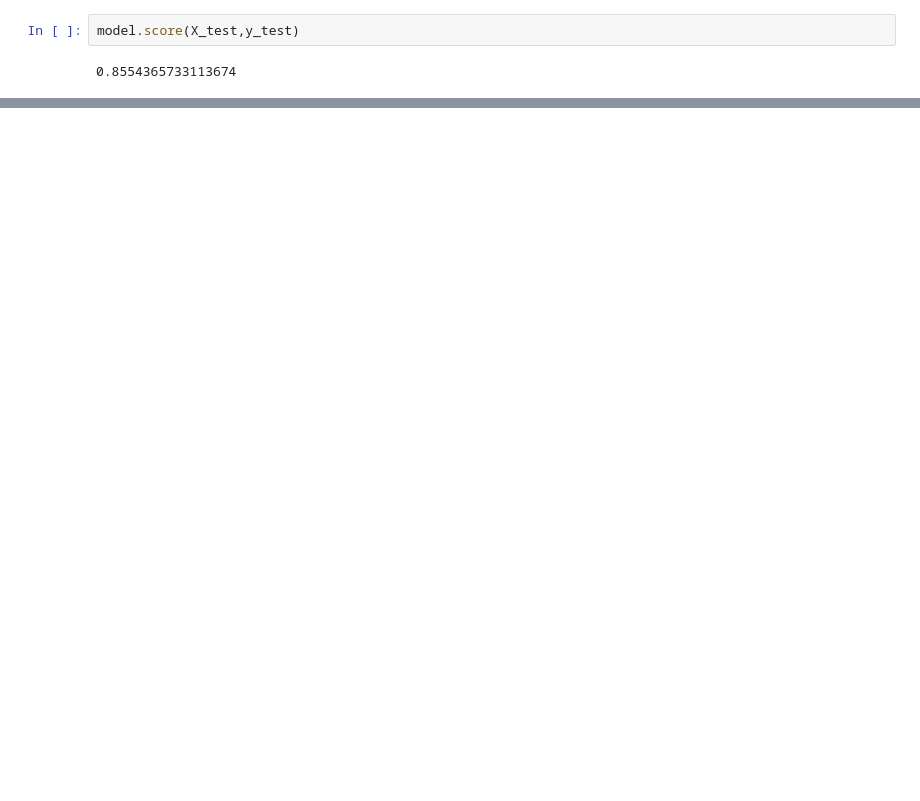
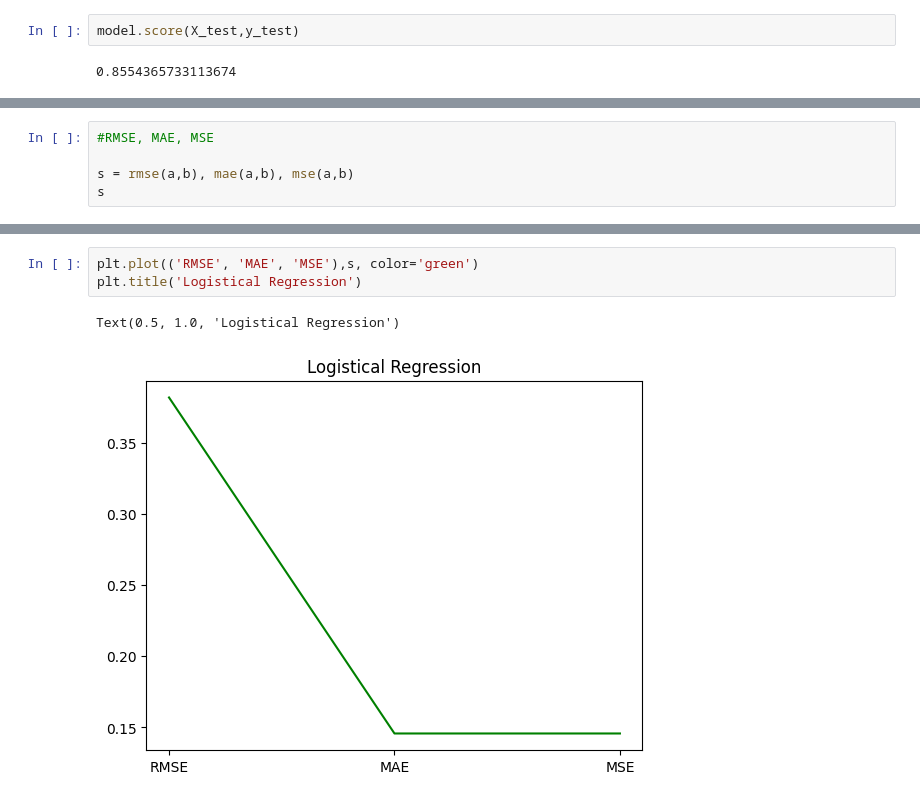
Before and after one commit to Akshat111111/Hedging-of-Financial-Derivatives, a Jupyter notebook: Credit Risk/CreditRisk.ipynb, the cells around one changed output, grey strips where cells are left out. Cells and saved outputs as stored; diff of their text form; blank space fills up the shorter version.

```diff
--- a/Credit Risk/CreditRisk.ipynb
+++ b/Credit Risk/CreditRisk.ipynb
@@ -217,0 +178,5 @@ rmse(a,b), mae(a,b), mse(a,b)
+# %%
+#RMSE, MAE, MSE
+
+s = rmse(a,b), mae(a,b), mse(a,b)
+s
@@ -217,0 +255,6 @@ rmse(a,b), mae(a,b), mse(a,b)
+# %%
+plt.plot(('RMSE', 'MAE', 'MSE'),s, color='green')
+plt.title('Logistical Regression')
+# %% [output]
+Text(0.5, 1.0, 'Logistical Regression')
+[figure, added]
```
Also changed, not shown: parts of 41 cells of this notebook.
